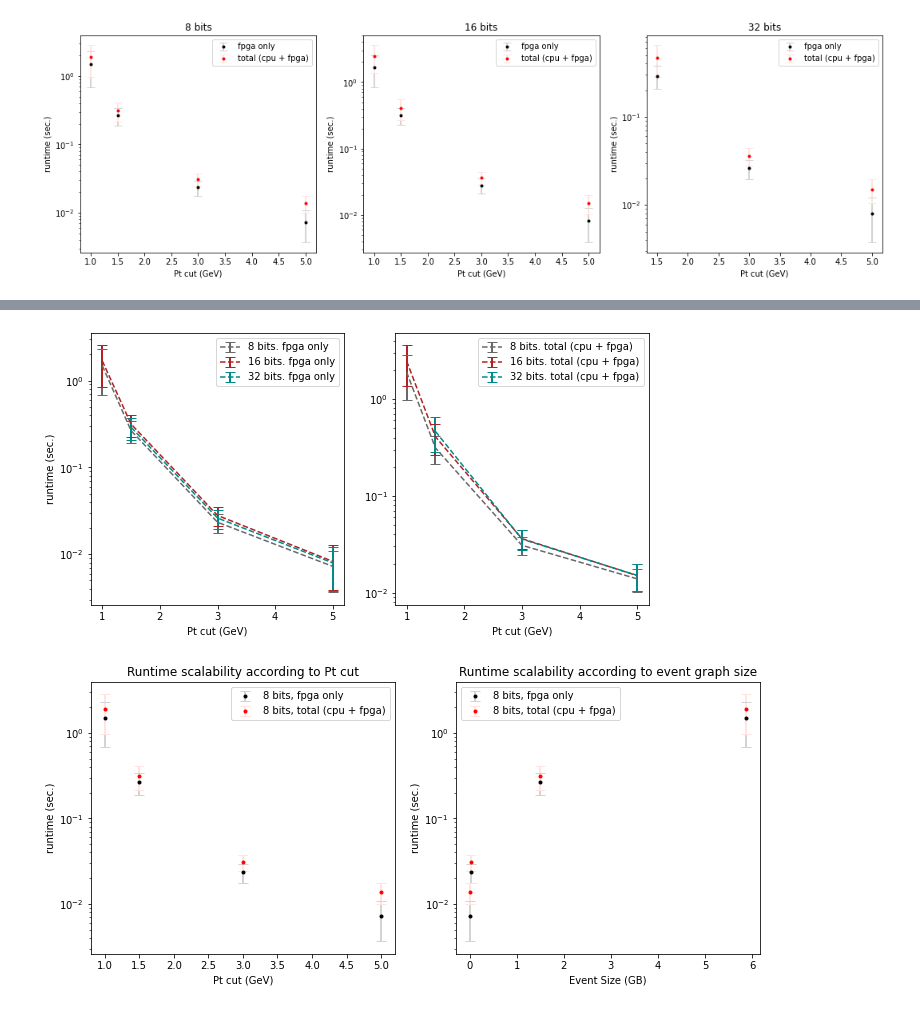
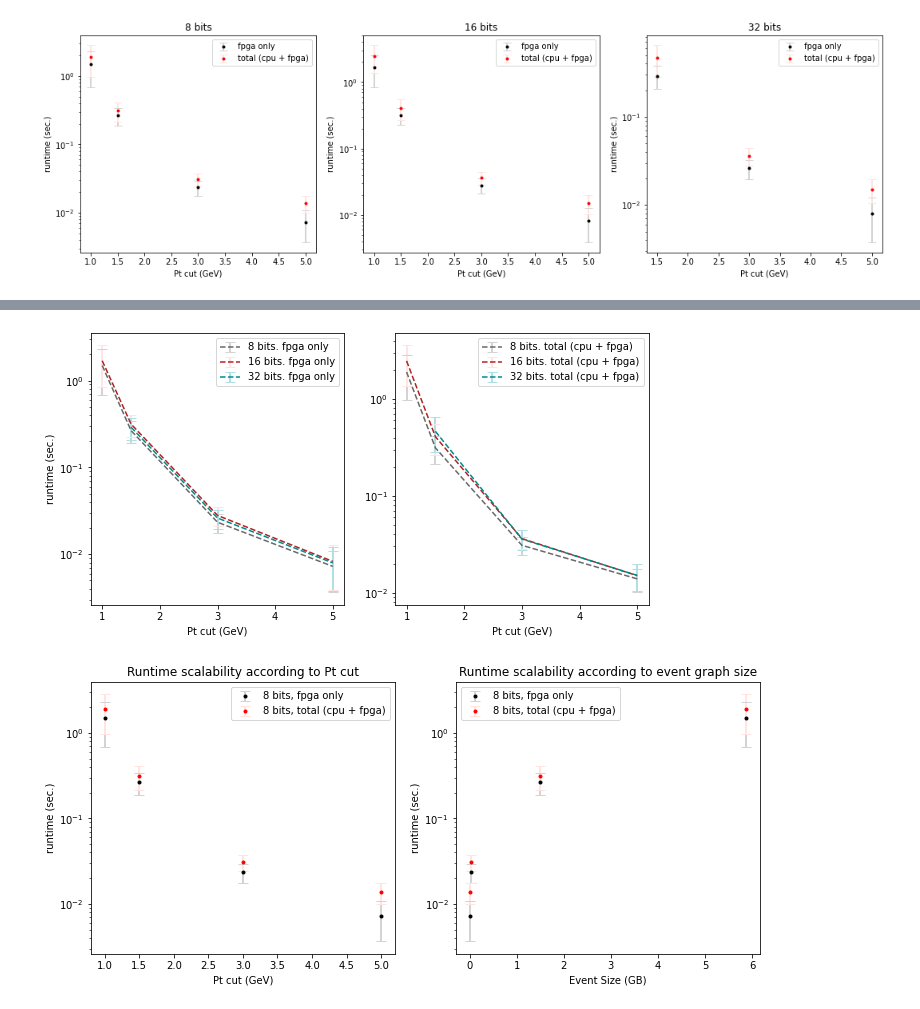
Before and after one commit to a-heintz/interaction-network-fpga-opencl, a Jupyter notebook: cl_gnn_in_gemm/results/plots_report.ipynb, the cells around one changed output, grey strips where cells are left out. Cells and saved outputs as stored; diff of their text form; code cells hidden in the pictures.

```diff
--- a/cl_gnn_in_gemm/results/plots_report.ipynb
+++ b/cl_gnn_in_gemm/results/plots_report.ipynb
@@ -202,11 +202,12 @@ bits['32_var_fpga'] = {'1': np.nan,
                        '5': 1.78337e+07 }
 
 colors = ['dimgrey', 'firebrick', 'darkcyan']
-
+err_colors = ['lightgray', 'mistyrose', 'powderblue']
 plt.figure(figsize=(5,5))
 for i in range(len(bitrange)):
     bit = bitrange[i]
     color = colors[i]
+    err_color = err_colors[i]
     #plt.subplot(1, 3, i + 1)
     fpga_pts = np.array(list(bits['{}_avg_fpga'.format(bit)].keys())).astype('float32')
     fpga_vals = np.array(list(bits['{}_avg_fpga'.format(bit)].values())).astype('float32') / 1e6
@@ -219,7 +220,7 @@ for i in range(len(bitrange)):
     total_err_vals = np.sqrt(np.array(list(bits['{}_var_total'.format(bit)].values())).astype('float32')) / 1e6
 
     plt.errorbar(total_pts, total_vals - fpga_vals, yerr=total_err_vals - fpga_err_vals, fmt='.--', color=color,
-                 ecolor=color, elinewidth=2, capsize=5, label = '{} bits'.format(bit))
+                 ecolor=err_color, elinewidth=2, capsize=5, label = '{} bits'.format(bit))
 
     plt.xlabel('Pt cut (GeV)')
     plt.ylabel('runtime (sec.)')
@@ -232,36 +233,38 @@ for i in range(len(bitrange)):
 plt.figure(figsize=(10,5))
 plt.subplot(1,2,1)
 
 for i in range(len(bitrange)):
     bit = bitrange[i]
     color = colors[i]
+    err_color = err_colors[i]
     pts = np.array(list(bits['{}_avg_fpga'.format(bit)].keys())).astype('float32')
     vals = np.array(list(bits['{}_avg_fpga'.format(bit)].values())).astype('float32') / 1e6
     err_vals = np.sqrt(np.array(list(bits['{}_var_fpga'.format(bit)].values())).astype('float32')) / 1e6
     plt.errorbar(pts, vals, yerr=err_vals, fmt='--', color=color,
-                 ecolor=color, elinewidth=2, capsize=5, label = '{} bits. fpga only'.format(bit))
+                 ecolor=err_color, elinewidth=2, capsize=5, label = '{} bits. fpga only'.format(bit))
 
 plt.xlabel('Pt cut (GeV)')
 plt.ylabel('runtime (sec.)')
 plt.legend()
 plt.yscale('log')
 
 plt.subplot(1,2,2)
 for i in range(len(bitrange)):
     bit = bitrange[i]
     color = colors[i]
+    err_color = err_colors[i]
     pts = np.array(list(bits['{}_avg_total'.format(bit)].keys())).astype('float32')
     vals = np.array(list(bits['{}_avg_total'.format(bit)].values())).astype('float32') / 1e6
     err_vals = np.sqrt(np.array(list(bits['{}_var_total'.format(bit)].values())).astype('float32')) / 1e6
     plt.errorbar(pts, vals, yerr=err_vals, fmt='--', color=color,
-                 ecolor=color, elinewidth=2, capsize=5, label = '{} bits. total (cpu + fpga)'.format(bit))
+                 ecolor=err_color, elinewidth=2, capsize=5, label = '{} bits. total (cpu + fpga)'.format(bit))
 
 plt.xlabel('Pt cut (GeV)')
 plt.legend()
 plt.yscale('log')
 plt.show()
 # %% [output]
-[figure, old version]
+[figure, new version]
 # %%
 # plot data size vs execution times, 8 bits >> data size corresponds to pt cut
 
```
Also changed, not shown: parts of 1 cell of this notebook.
